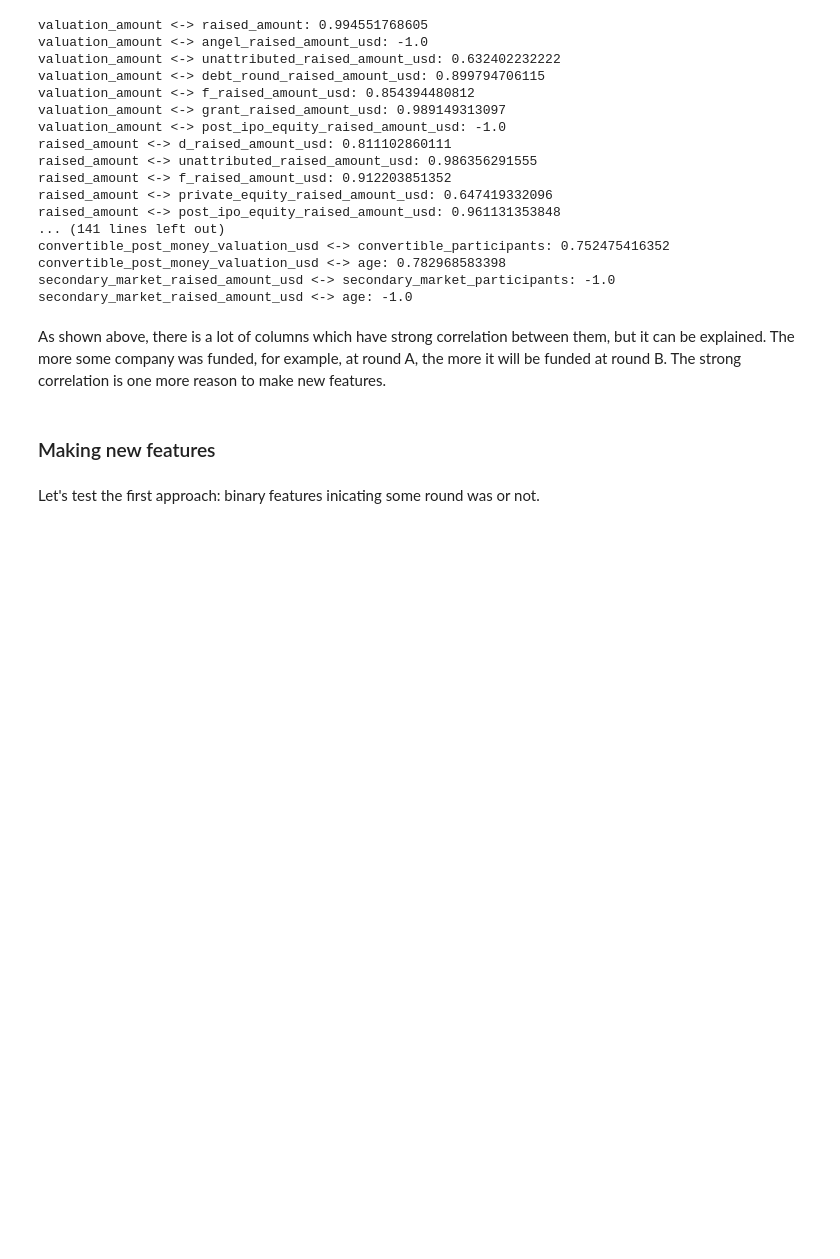
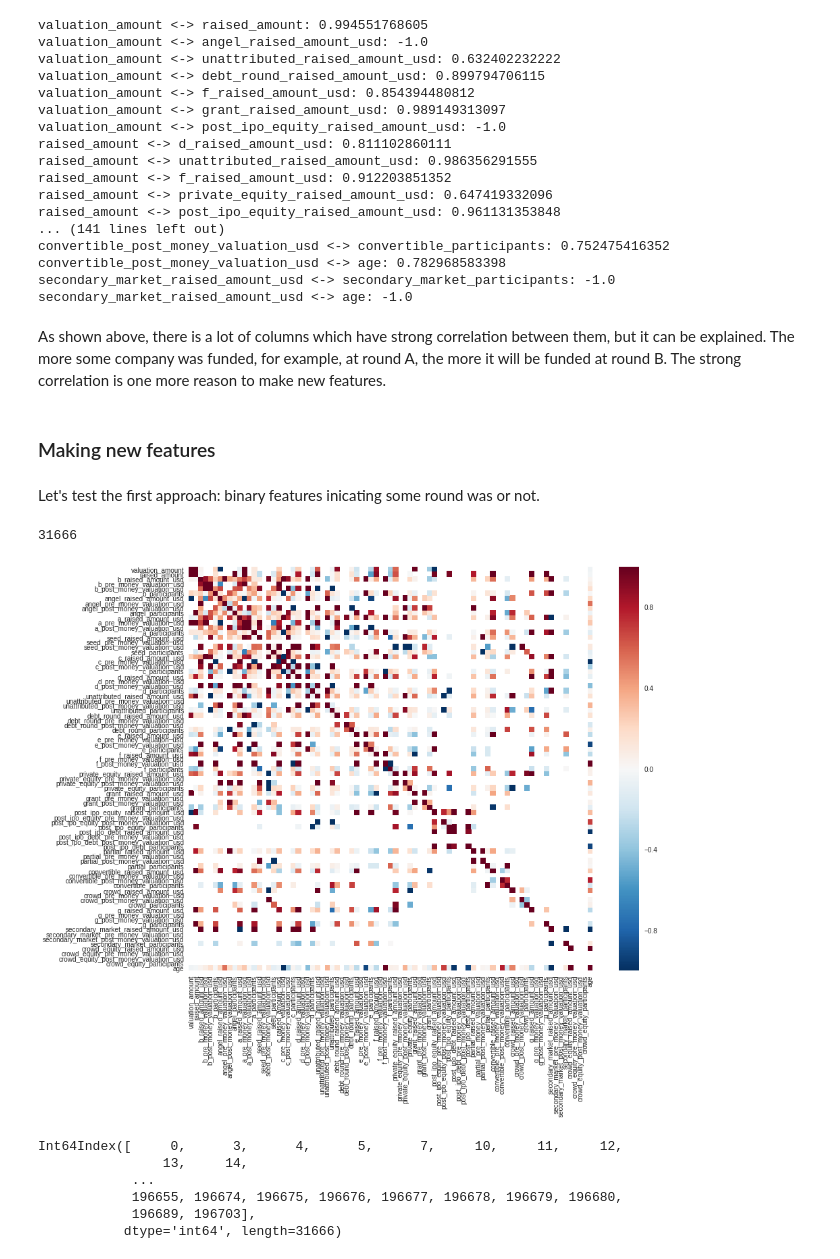
Before and after one commit to Crystalnix/crunchbase-ml, a Jupyter notebook: EDA.ipynb, the cells around one changed output. Saved outputs shown, nothing was run; the diff lists cells and outputs as text; code cells hidden in the pictures; blank space fills up the shorter version.

```diff
--- a/EDA.ipynb
+++ b/EDA.ipynb
@@ -210,9 +210,16 @@ As shown above, there is a lot of columns which have strong correlation between
 # %% [markdown]
 Let's test the first approach: binary features inicating some round was or not.
 # %%
-#codes = ['b', 'angel', 'a', 'seed', 'c', 'd', 'unattributed', 'debt_round', 'e', 'f', 'private_equity', 'grant', 'post_ipo_equity', 'post_ipo_debt', 'partial', 'convertible', 'crowd', 'g', 'secondary_market', 'crowd_equity']
-#suff = ['funded_at', 'raised_amount_usd', 'pre_money_valuation_usd', 'post_money_valuation_usd', 'participants']
-#good_old_features = ['is_acquired', 'age', 'category_code']
-#ew_binary_features = pd.DataFrame(data[good_old_features])
-#for code in codes:
-#    new_binary_features["was_%s" % code] = data
+codes = ['b', 'angel', 'a', 'seed', 'c', 'd', 'unattributed', 'debt_round', 'e', 'f', 'private_equity', 'grant', 'post_ipo_equity', 'post_ipo_debt', 'partial', 'convertible', 'crowd', 'g', 'secondary_market', 'crowd_equity']
+suffixes = ['funded_at', 'raised_amount_usd', 'pre_money_valuation_usd', 'post_money_valuation_usd', 'participants']
+columns = ["%s_%s" % (code, suff) for code in codes for suff in suffixes]
+invested_companies = data[data[columns].any(axis=1)]
+len(invested_companies)
+# %% [output]
+31666
+# %%
+corrmat = invested_companies[invested_companies.dtypes[data.dtypes == np.float64].index].corr()
+f, ax = plt.subplots(figsize=(14, 11))
+sns.heatmap(corrmat, vmax=.8, square=True);
+# %% [output]
+[figure, added]
@@ -218,0 +228,9 @@ Let's test the first approach: binary features inicating some round was or not.
+# %%
+invested_companies.index
+# %% [output]
+Int64Index([     0,      3,      4,      5,      7,     10,     11,     12,
+                13,     14,
+            ...
+            196655, 196674, 196675, 196676, 196677, 196678, 196679, 196680,
+            196689, 196703],
+           dtype='int64', length=31666)
```
Also changed, not shown: parts of 4 cells of this notebook, 7 other files.
